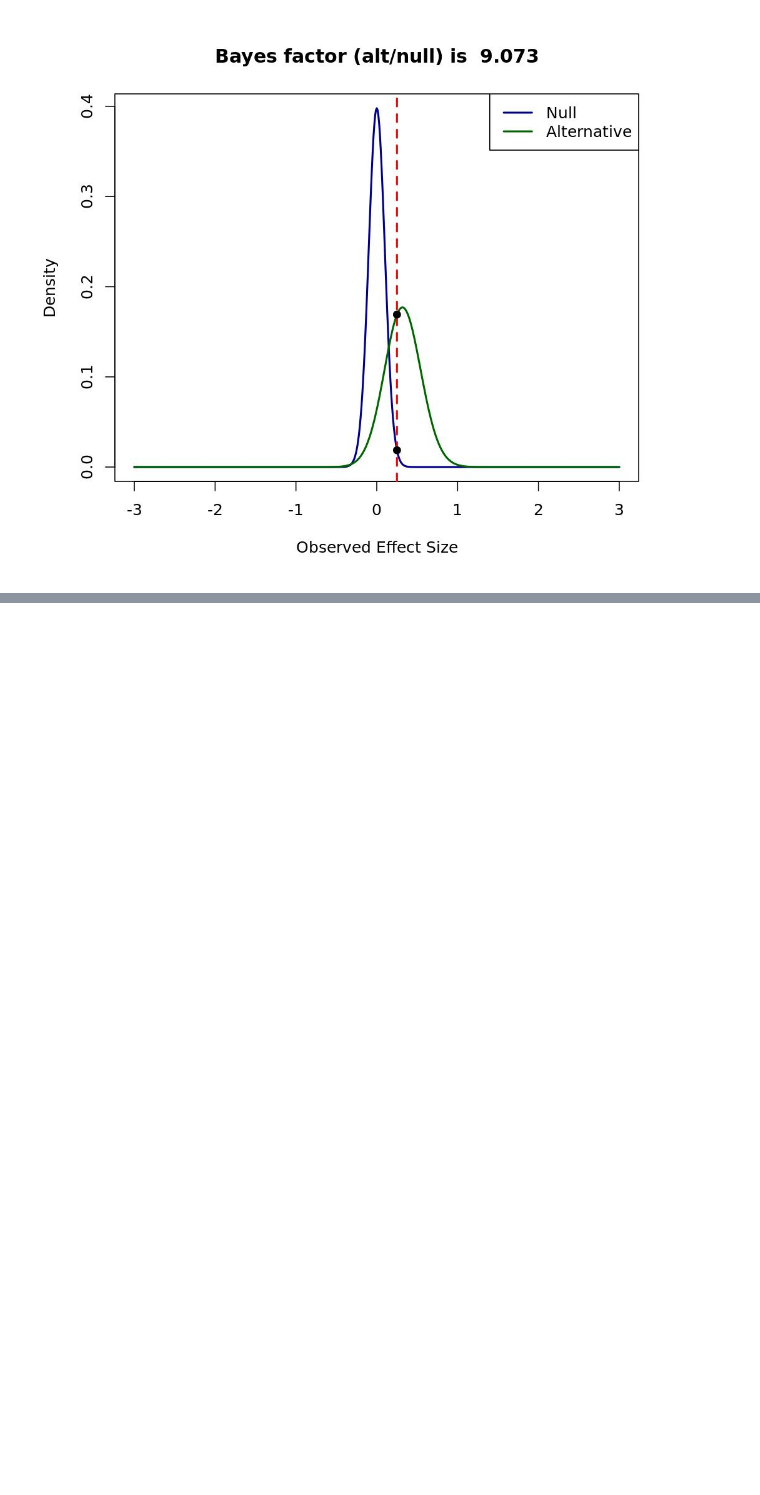
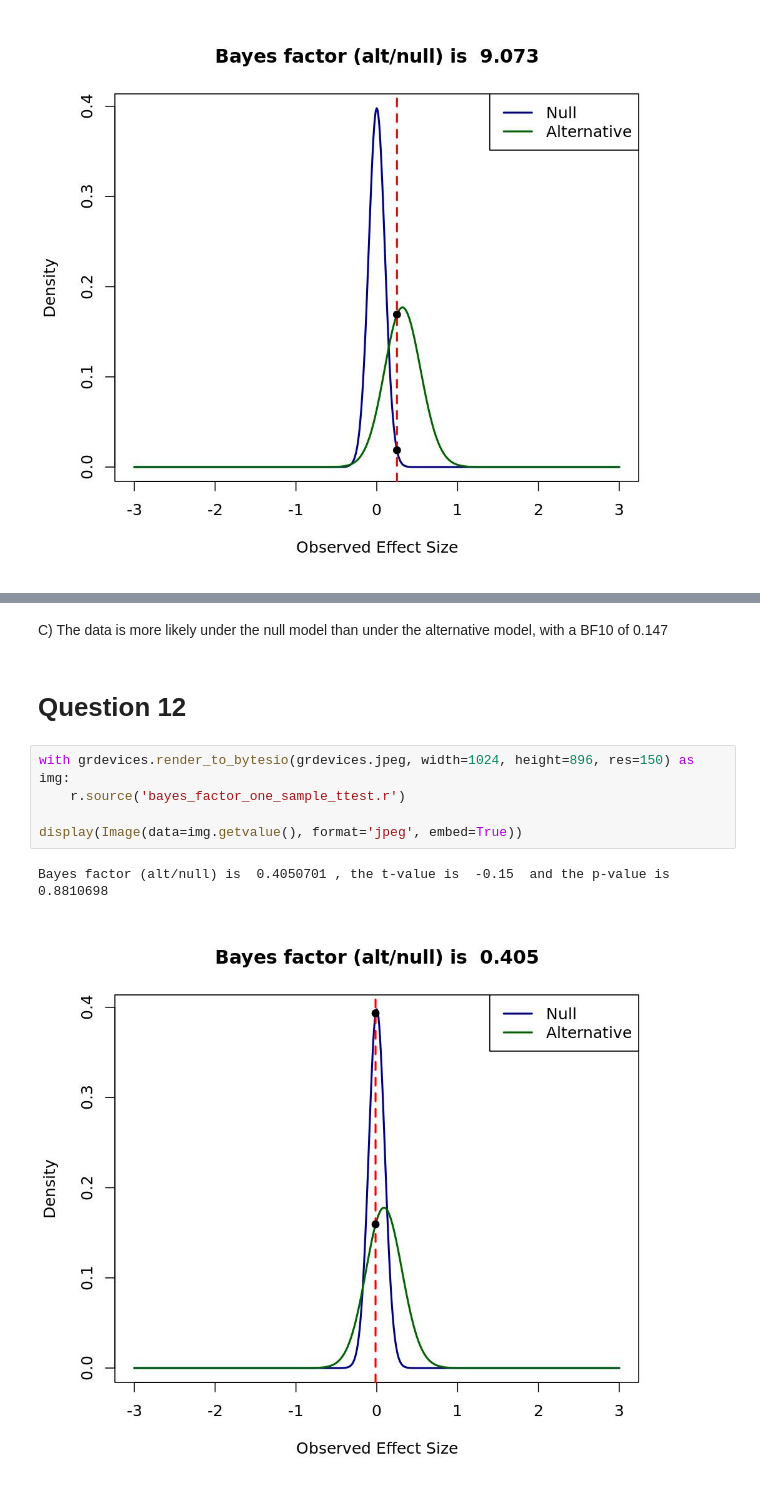
Before and after one commit to bcrestel/coursera_statisticalinferences, a Jupyter notebook: notebooks/week_6_equivalence_testing.ipynb, the cells around one changed output, grey strips where cells are left out. Cells and saved outputs as stored; diff of their text form; blank space fills up the shorter version.

```diff
--- a/notebooks/week_6_equivalence_testing.ipynb
+++ b/notebooks/week_6_equivalence_testing.ipynb
@@ -343,0 +354,13 @@ Bayes factor (alt/null) is  9.072521 , the t-value is  2.5  and the p-value is 0
+# %% [markdown]
+C) The data is more likely under the null model than under the alternative model, with a
+BF10 of 0.147
+# %% [markdown]
+# Question 12
+# %%
+with grdevices.render_to_bytesio(grdevices.jpeg, width=1024, height=896, res=150) as img:
+    r.source('bayes_factor_one_sample_ttest.r')
+
+display(Image(data=img.getvalue(), format='jpeg', embed=True))
+# %% [output]
+Bayes factor (alt/null) is  0.4050701 , the t-value is  -0.15  and the p-value is 0.8810698
+[figure, added]
```
Also changed, not shown: parts of 5 cells of this notebook, 1 other file.
